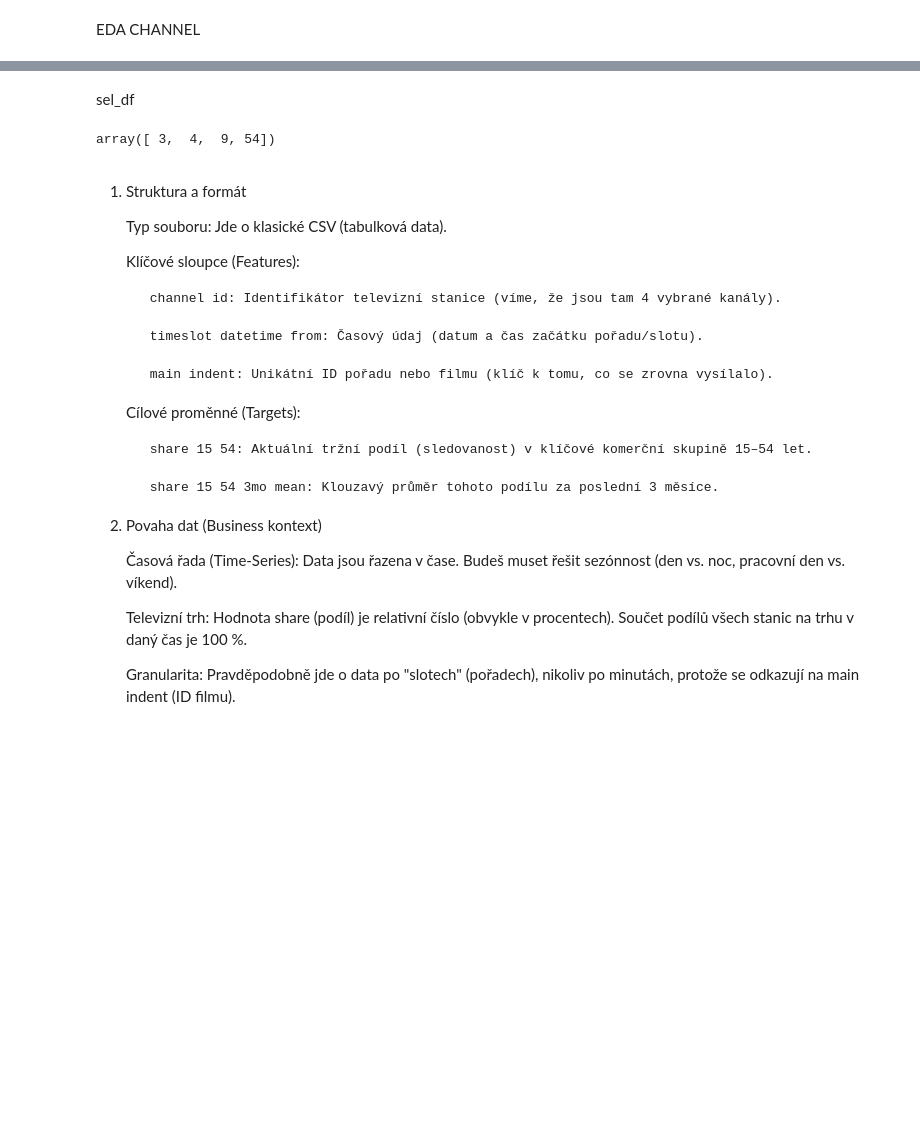
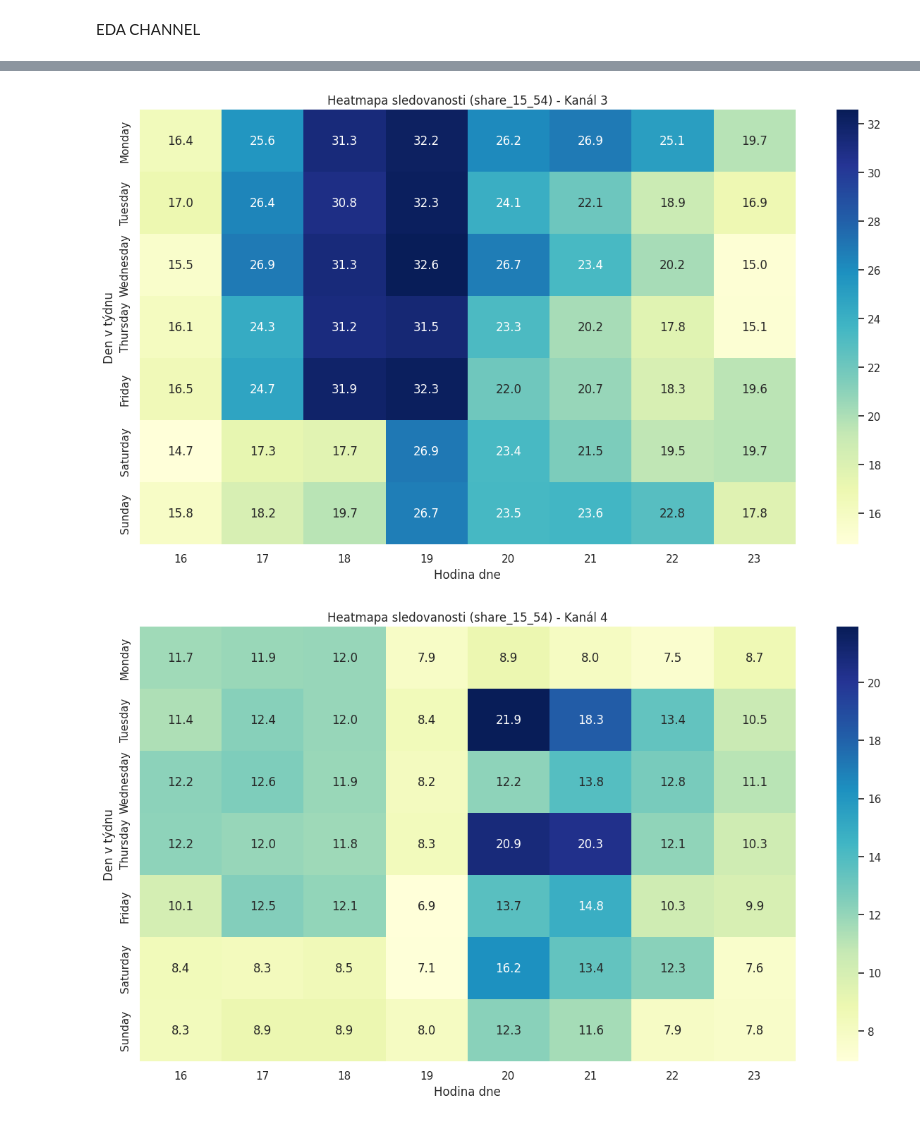
Before and after one commit to AdamCzech27/tv-audience-forecasting, a Jupyter notebook: EDA/eda.ipynb, the cells around one changed output, grey strips where cells are left out. Cells and saved outputs as stored; diff of their text form; code cells hidden in the pictures; blank space fills up the shorter version.

```diff
--- a/EDA/eda.ipynb
+++ b/EDA/eda.ipynb
@@ -325,34 +29,15 @@ plt.show()
-# %% [markdown]
-sel_df
-# %%
-# overeni zda se jednoa o 4 kanaly
-df.channel_id.unique()
-# %% [output]
-array([ 3,  4,  9, 54])
-# %% [markdown]
-1. Struktura a formát
-
-    Typ souboru: Jde o klasické CSV (tabulková data).
-
-    Klíčové sloupce (Features):
-
-        channel id: Identifikátor televizní stanice (víme, že jsou tam 4 vybrané kanály).
-
-        timeslot datetime from: Časový údaj (datum a čas začátku pořadu/slotu).
-
-        main indent: Unikátní ID pořadu nebo filmu (klíč k tomu, co se zrovna vysílalo).
-
-    Cílové proměnné (Targets):
-
-        share 15 54: Aktuální tržní podíl (sledovanost) v klíčové komerční skupině 15–54 let.
-
-        share 15 54 3mo mean: Klouzavý průměr tohoto podílu za poslední 3 měsíce.
-
-
-2. Povaha dat (Business kontext)
-
-    Časová řada (Time-Series): Data jsou řazena v čase. Budeš muset řešit sezónnost (den vs. noc, pracovní den vs. víkend).
-
-    Televizní trh: Hodnota share (podíl) je relativní číslo (obvykle v procentech). Součet podílů všech stanic na trhu v daný čas je 100 %.
-
-    Granularita: Pravděpodobně jde o data po "slotech" (pořadech), nikoliv po minutách, protože se odkazují na main indent (ID filmu).
+# %%
+# --- Použití ---
+viz = TVVisualizer(processed_df)
+viz.plot_channel_heatmap(3)
+viz.plot_channel_heatmap(4)
+viz.plot_channel_heatmap(9)
+viz.plot_channel_heatmap(54)
+viz.plot_correlation_matrix()
+viz.plot_rolling_share()
+viz.plot_content_type_profile()
+viz.plot_origin_profile()
+viz.plot_category_impact()
+# %% [output]
+[figure, added]
+[figure, added]
```
Also changed, not shown: parts of 16 cells of this notebook, 24 other files.
